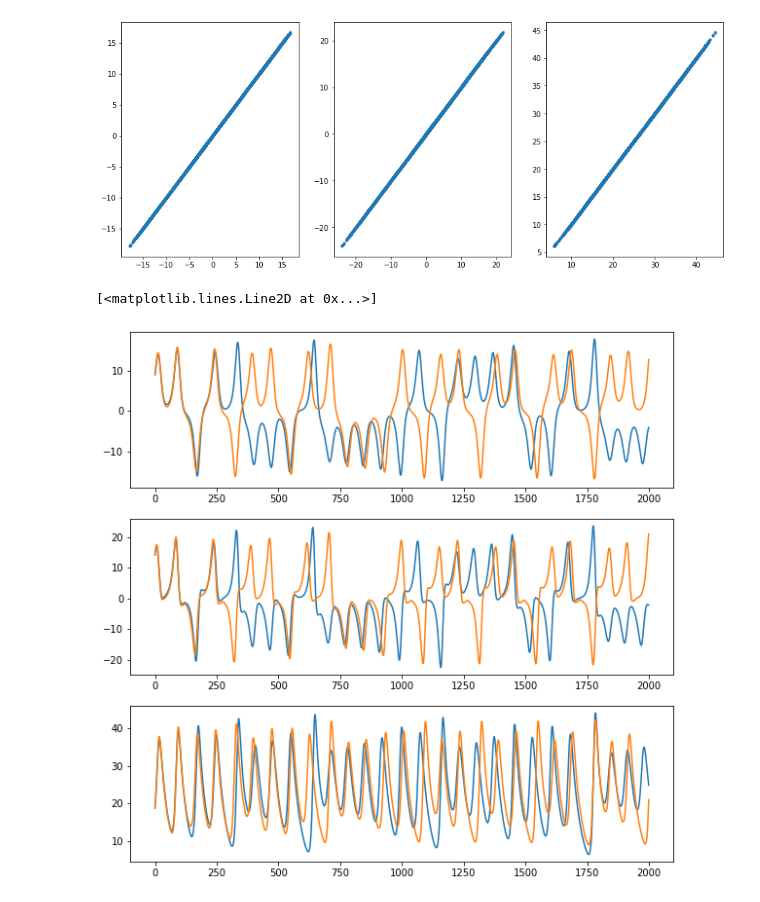
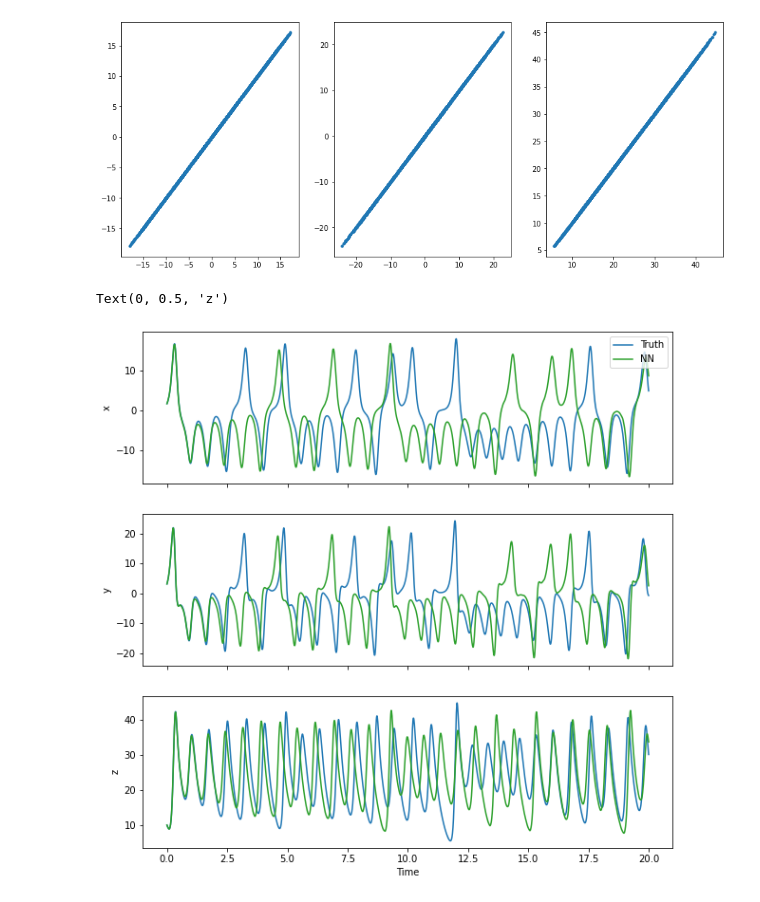
Before and after one commit to nansencenter/ml-crashcourse, a Jupyter notebook: L63_demonstrator.ipynb, the cells around one changed output. Drawn from its saved outputs; the diff is of its cells as text; code cells hidden in the pictures.

```diff
--- a/L63_demonstrator.ipynb
+++ b/L63_demonstrator.ipynb
@@ -164,5 +170,5 @@ _________________________________________________________________
 # %%
 nn_model.compile(optimizer='Adam', loss='mse')
 # %%
-history = nn_model.fit(norm(Xtrain),ytrain, validation_data=(norm(Xval),yval),epochs=50)
+history = nn_model.fit(norm(Xtrain),ytrain, validation_data=(norm(Xval),yval),epochs=100, batch_size=64)
 # %% [output]
@@ -202,17 +208,25 @@ ax[2].plot(yval[:,2],ynn[:,2],'.')
 [<matplotlib.lines.Line2D at 0x...>]
 [figure]
 # %%
-forward_nn = lambda v: nn_model.predict(norm(v))
+forward_nn = lambda v: nn_model(norm(v), training=False)
+
+#model(np.zeros((1, 1, 1)), training=False)
 # %%
-Vtestnn = simulate(forward_nn, Ktest, Vtest[0], N=200,burnin=0)
+Vtestnn = simulate(forward_nn, Ktest, Vtest[0], N=Ntest,burnin=0)
+ttest = dt*np.arange(Ktest)
+# %%
+def plot_3rows(x,y,ax,**kwfigs):
+    for i in range(len(ax)):
+        ax[i].plot(x,y[:,i],**kwfigs)
 # %%
-fig, ax = plt.subplots(nrows=3,figsize=(10,10))
-ax[0].plot(Vtest[:,0,0])
-ax[1].plot(Vtest[:,0,1])
-ax[2].plot(Vtest[:,0,2])
-ax[0].plot(Vtestnn[:,0,0])
-ax[1].plot(Vtestnn[:,0,1])
-ax[2].plot(Vtestnn[:,0,2])
+fig, ax = plt.subplots(nrows=3,figsize=(10,10),sharex=True)
+plot_3rows(ttest,Vtest[:,1],ax,color='C0',label='Truth')
+plot_3rows(ttest,Vtestnn[:,1],ax,color='C2',label='NN')
+ax[0].legend()
+ax[2].set_xlabel('Time')
+ax[0].set_ylabel('x')
+ax[1].set_ylabel('y')
+ax[2].set_ylabel('z')
 # %% [output]
-[<matplotlib.lines.Line2D at 0x...>]
+Text(0, 0.5, 'z')
-[figure, old version]
+[figure, new version]
```
Also changed, not shown: parts of 21 cells of this notebook.
